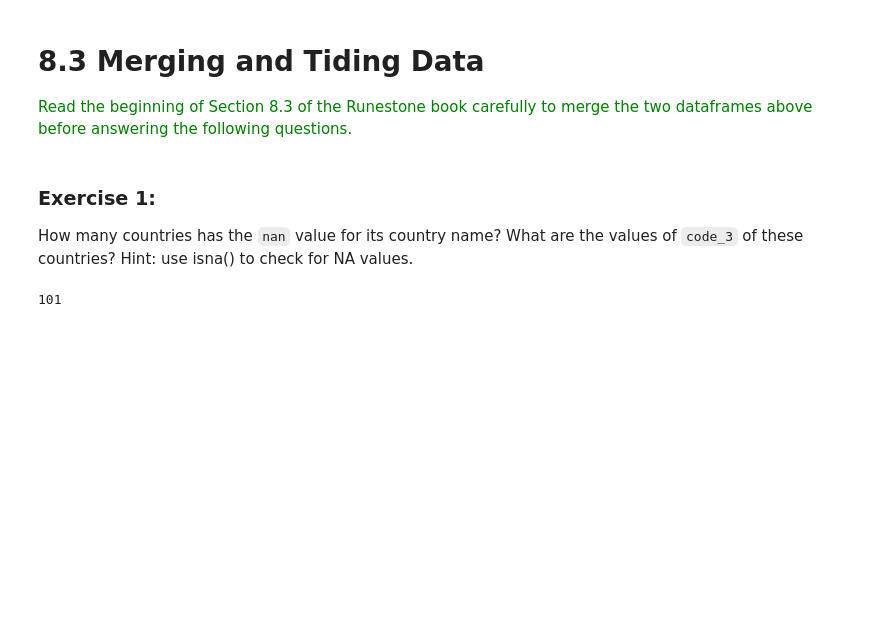
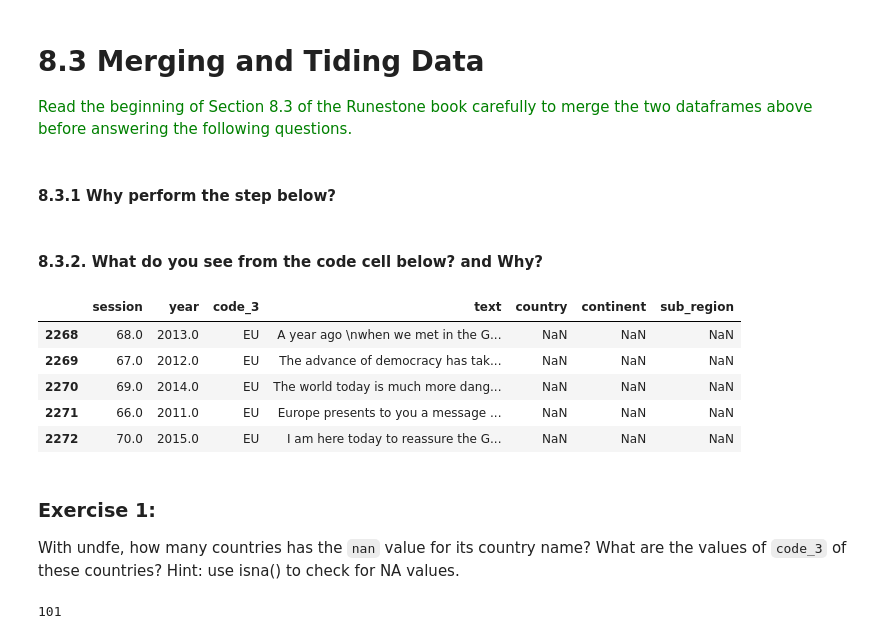
Before and after one commit to adong-hood/cs200, a Jupyter notebook: assignment9_ch83_87(draft).ipynb, the cells around one changed output. Saved outputs shown, nothing was run; the diff lists cells and outputs as text; code cells hidden in the pictures; blank space fills up the shorter version.

```diff
--- a/assignment9_ch83_87(draft).ipynb
+++ b/assignment9_ch83_87(draft).ipynb
@@ -29,5 +44,6 @@ len(sw)
 # %%
-undf = pd.read_csv('http://pluto.hood.edu/~dong/datasets/un-general-debates.csv')
+#undf = pd.read_csv('http://pluto.hood.edu/~dong/datasets/un-general-debates.csv')
+undf = pd.read_csv('/content/drive/MyDrive/cs200/datasets/un-general-debates.csv')
 undf.head(3)
 # %% [output]
 |  | session | year | country | text |
@@ -44,8 +84,24 @@ c_codes.head(2)
 # %% [markdown]
 # 8.3 Merging and Tiding Data
 <font color = "green">Read the beginning of Section 8.3 of the Runestone book carefully to merge the two dataframes above before answering the following questions.</font>
+# %% [markdown]
+#### 8.3.1 Why perform the step below?
+# %%
+
+undf.columns = ['session', 'year', 'code_3', 'text']
+# %% [markdown]
+#### 8.3.2. What do you see from the code cell below? and Why?
+# %%
+undfe = undf.merge(c_codes[['code_3', 'country', 'continent', 'sub_region']], how = 'outer')
+undfe[undfe.code_3 == 'EU']
+# %% [output]
+|  | session | year | code_3 | text | country | continent | sub_region |
+| 2268 | 68.0 | 2013.0 | EU | A year ago \nwhen we met in the G... | NaN | NaN | NaN |
+| 2269 | 67.0 | 2012.0 | EU | ﻿The advance of democracy has tak... | NaN | NaN | NaN |
+| 2270 | 69.0 | 2014.0 | EU | The world today is much more dang... | NaN | NaN | NaN |
+| 2271 | 66.0 | 2011.0 | EU | Europe presents to you a message ... | NaN | NaN | NaN |
+| 2272 | 70.0 | 2015.0 | EU | I am here today to reassure the G... | NaN | NaN | NaN |
 # %% [markdown]
 ### Exercise 1:
-
-How many countries has the `nan` value for its country name? What are the values of `code_3` of these countries? Hint: use isna() to check for NA values.
+With undfe, how many countries has the `nan` value for its country name? What are the values of `code_3` of these countries? Hint: use isna() to check for NA values.
 # %%
```
Also changed, not shown: parts of 49 cells of this notebook.
